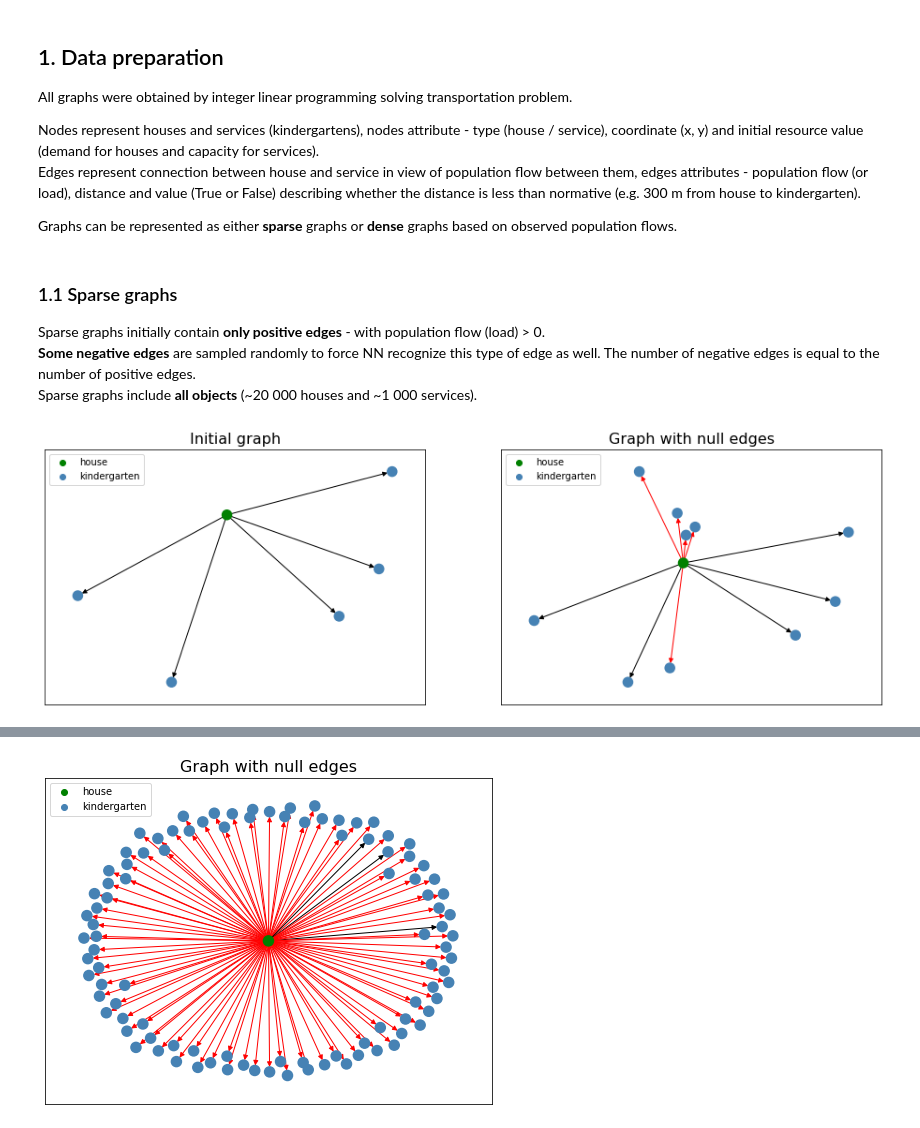
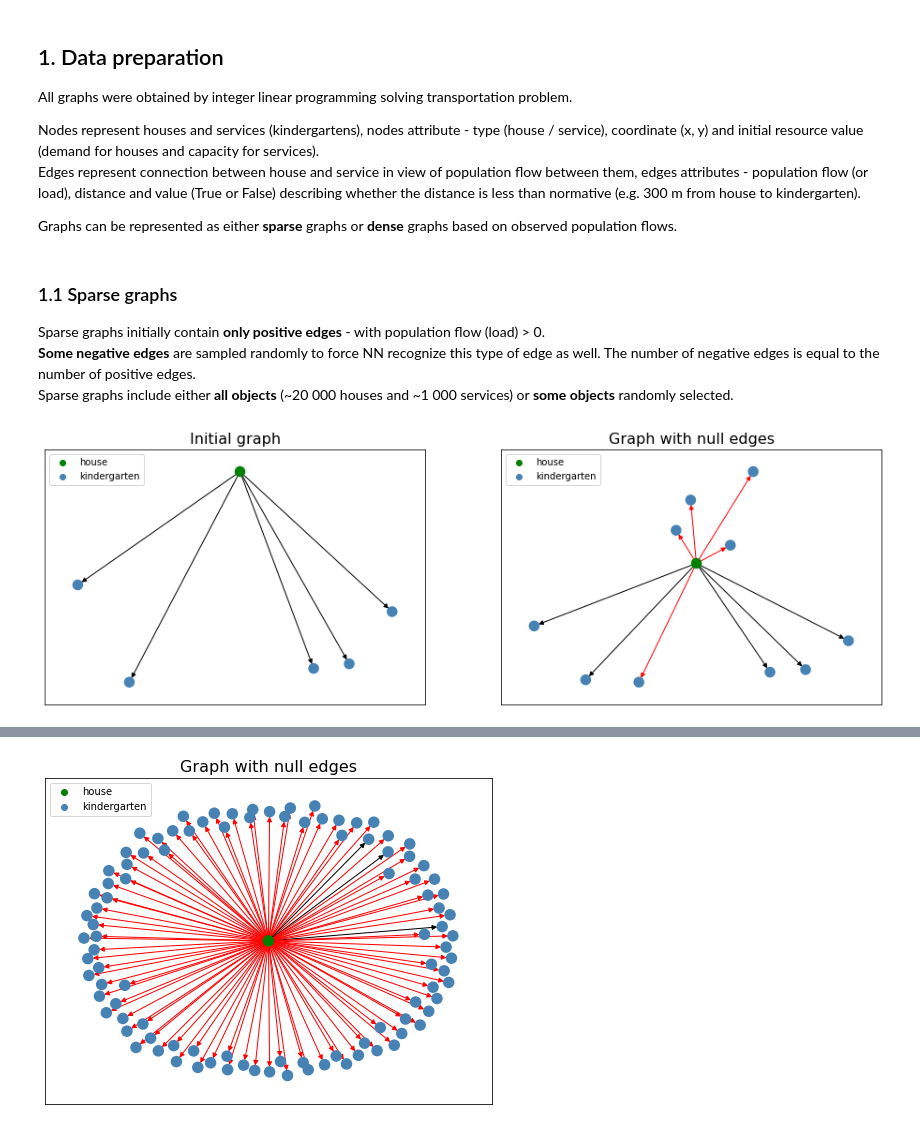
Before and after one commit to E-Kovtun/population_flows_nn, a Jupyter notebook: predict_flow.ipynb, the cells around one changed output, grey strips where cells are left out. Cells and saved outputs as stored; diff of their text form; code cells hidden in the pictures.

```diff
--- a/predict_flow.ipynb
+++ b/predict_flow.ipynb
@@ -50,7 +51,7 @@ graph_edges.to_file("./geojson_examples/dense_graphs_edges_1.geojson", driver="G
 
 Sparse graphs initially contain **only positive edges** - with population flow (load) > 0.
 **Some negative edges** are sampled randomly to force NN recognize this type of edge as well. The number of negative edges is equal to the number of positive edges.
-Sparse graphs include **all objects** (~20 000 houses and ~1 000 services).
+Sparse graphs include either  **all objects** (~20 000 houses and ~1 000 services) or **some objects** randomly selected.
 # %%
 def draw_sparse_example(G, house_node):
 
@@ -97,12 +98,12 @@ def draw_sparse_example(G, house_node):
     ax1.legend(loc="upper left")
     ax2.legend(loc="upper left")
 # %%
-graph_example = nx.read_graphml("../23_10_22/data/kindergartens_model_2022_new.graphml", node_type=int)
+graph_example = nx.read_graphml("./sparse_graphs/full_city_model_demand_2022.graphml", node_type=int)
 
 draw_sparse_example(graph_example, house_node=126600)
 plt.show()
 # %% [output]
-[figure, old version]
+[figure, new version]
 # %%
 class ProvisionSparseDataset(InMemoryDataset):
     def __init__(self, root, transform=None):
```
Also changed, not shown: parts of 20 cells of this notebook, 6 other files.
